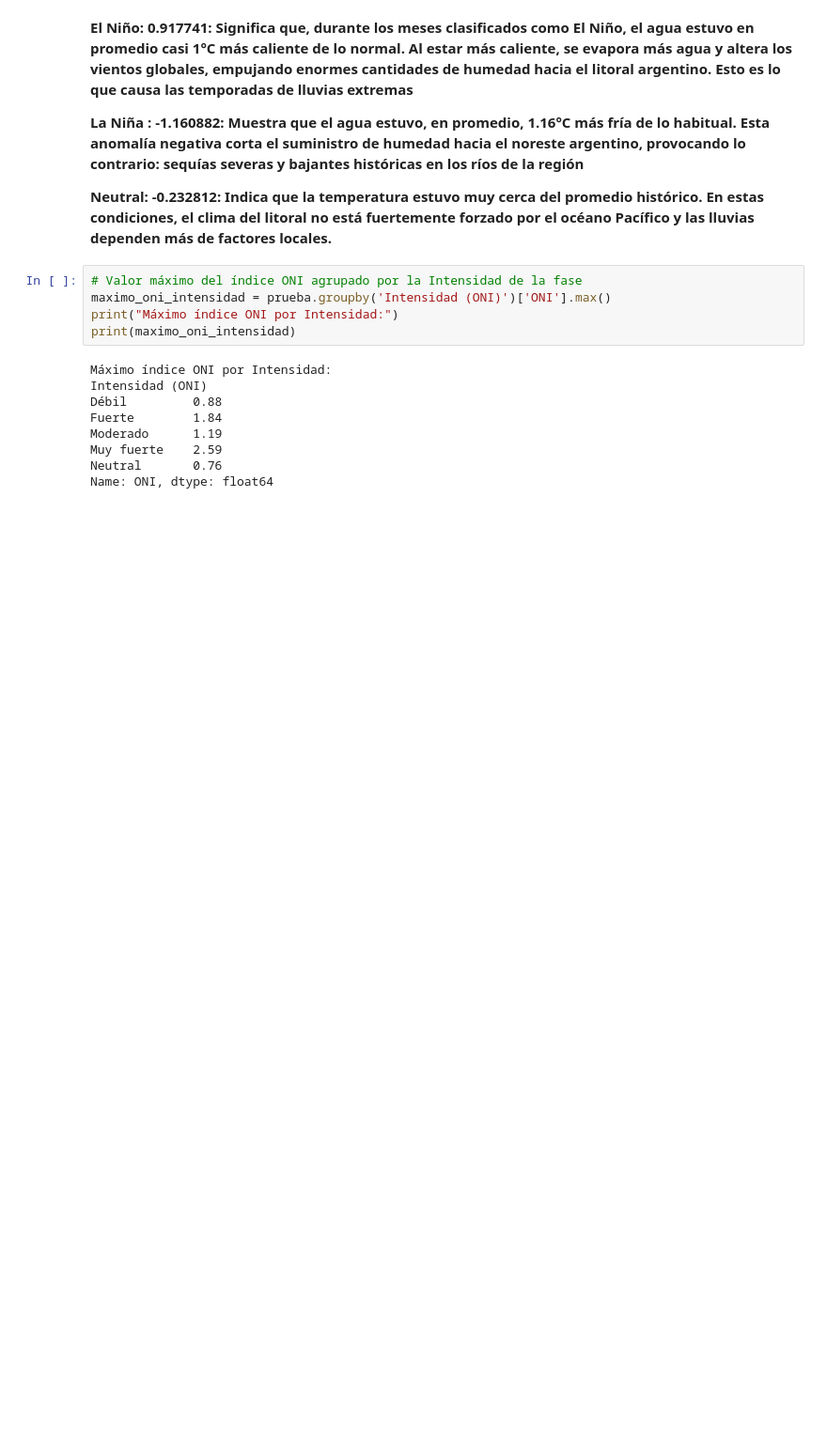
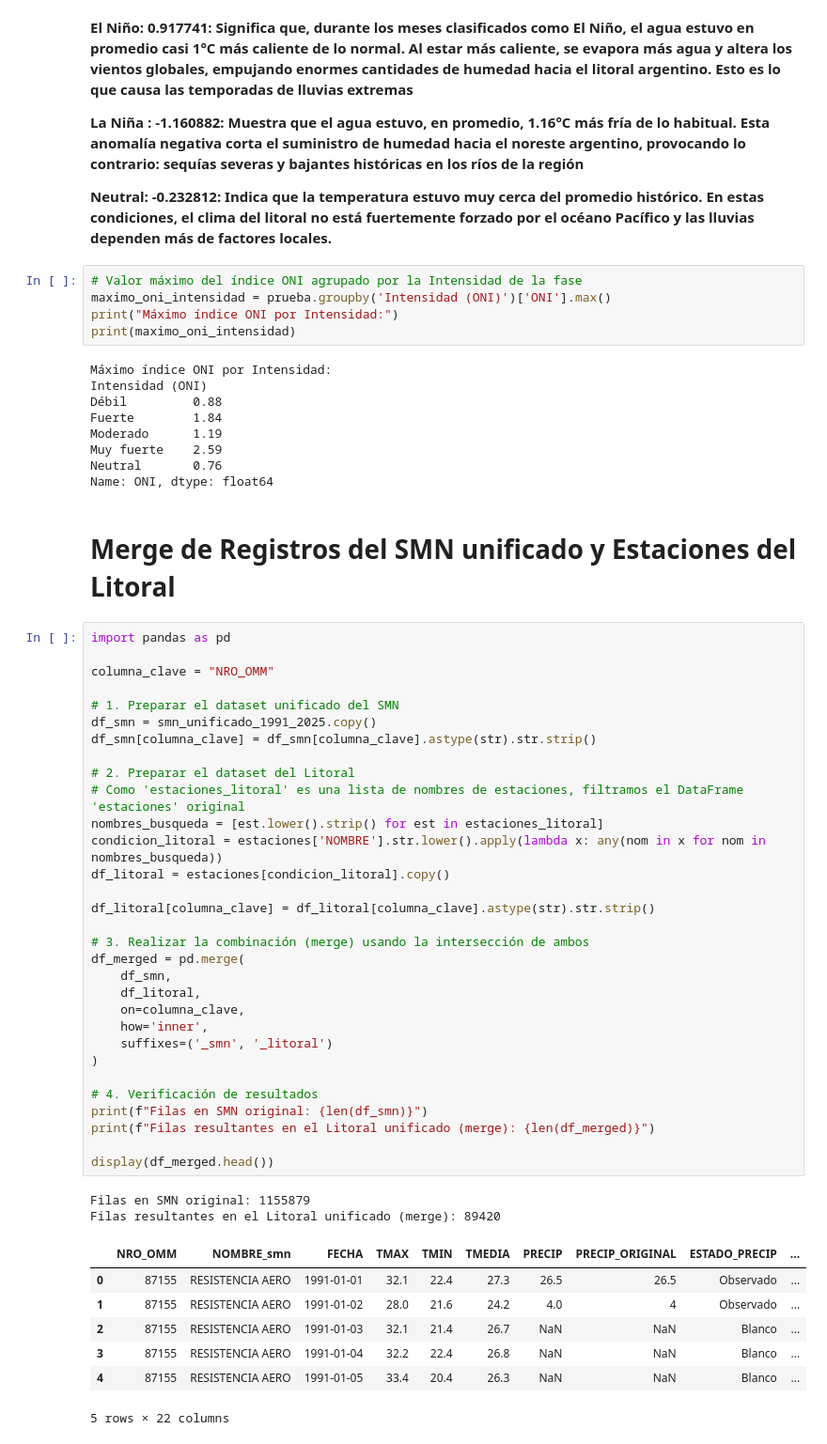
Before and after one commit to enrique20delgado-create/TP-Labo-ElNino-2C2026, a Jupyter notebook: Notebook/Ds_Enso.ipynb, the cells around one changed output. Shown at 94% size. Cells and saved outputs as stored; diff of their text form; blank space fills up the shorter version.

Commit message:
Add files via upload
Agrego merge del SMN unificado y estaciones litoral

```diff
--- a/Notebook/Ds_Enso.ipynb
+++ b/Notebook/Ds_Enso.ipynb
@@ -1347,3 +1347,46 @@ Moderado      1.19
 Muy fuerte    2.59
 Neutral       0.76
 Name: ONI, dtype: float64
+# %% [markdown]
+# Merge de Registros del SMN unificado y Estaciones del Litoral
+# %%
+import pandas as pd
+
+columna_clave = "NRO_OMM"
+
+# 1. Preparar el dataset unificado del SMN
+df_smn = smn_unificado_1991_2025.copy()
+df_smn[columna_clave] = df_smn[columna_clave].astype(str).str.strip()
+
+# 2. Preparar el dataset del Litoral
+# Como 'estaciones_litoral' es una lista de nombres de estaciones, filtramos el DataFrame 'estaciones' original
+nombres_busqueda = [est.lower().strip() for est in estaciones_litoral]
+condicion_litoral = estaciones['NOMBRE'].str.lower().apply(lambda x: any(nom in x for nom in nombres_busqueda))
+df_litoral = estaciones[condicion_litoral].copy()
+
+df_litoral[columna_clave] = df_litoral[columna_clave].astype(str).str.strip()
+
+# 3. Realizar la combinación (merge) usando la intersección de ambos
+df_merged = pd.merge(
+    df_smn,
+    df_litoral,
+    on=columna_clave,
+    how='inner',
+    suffixes=('_smn', '_litoral')
+)
+
+# 4. Verificación de resultados
+print(f"Filas en SMN original: {len(df_smn)}")
+print(f"Filas resultantes en el Litoral unificado (merge): {len(df_merged)}")
+
+display(df_merged.head())
+# %% [output]
+Filas en SMN original: 1155879
+Filas resultantes en el Litoral unificado (merge): 89420
+|  | NRO_OMM | NOMBRE_smn | FECHA | TMAX | TMIN | TMEDIA | PRECIP | PRECIP_ORIGINAL | ESTADO_PRECIP | ... |
+| 0 | 87155 | RESISTENCIA AERO | 1991-01-01 | 32.1 | 22.4 | 27.3 | 26.5 | 26.5 | Observado | ... |
+| 1 | 87155 | RESISTENCIA AERO | 1991-01-02 | 28.0 | 21.6 | 24.2 | 4.0 | 4 | Observado | ... |
+| 2 | 87155 | RESISTENCIA AERO | 1991-01-03 | 32.1 | 21.4 | 26.7 | NaN | NaN | Blanco | ... |
+| 3 | 87155 | RESISTENCIA AERO | 1991-01-04 | 32.2 | 22.4 | 26.8 | NaN | NaN | Blanco | ... |
+| 4 | 87155 | RESISTENCIA AERO | 1991-01-05 | 33.4 | 20.4 | 26.3 | NaN | NaN | Blanco | ... |
+5 rows × 22 columns
```
Also changed, not shown: parts of 1 cell of this notebook.
